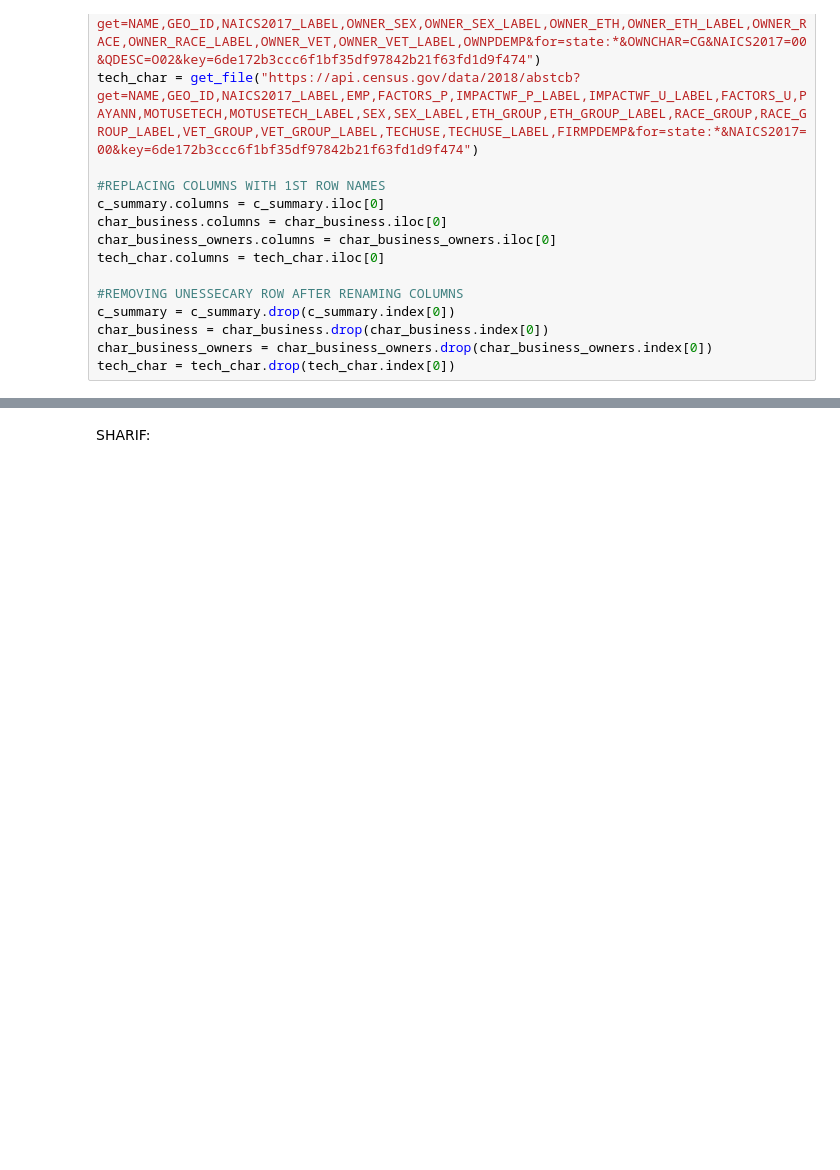
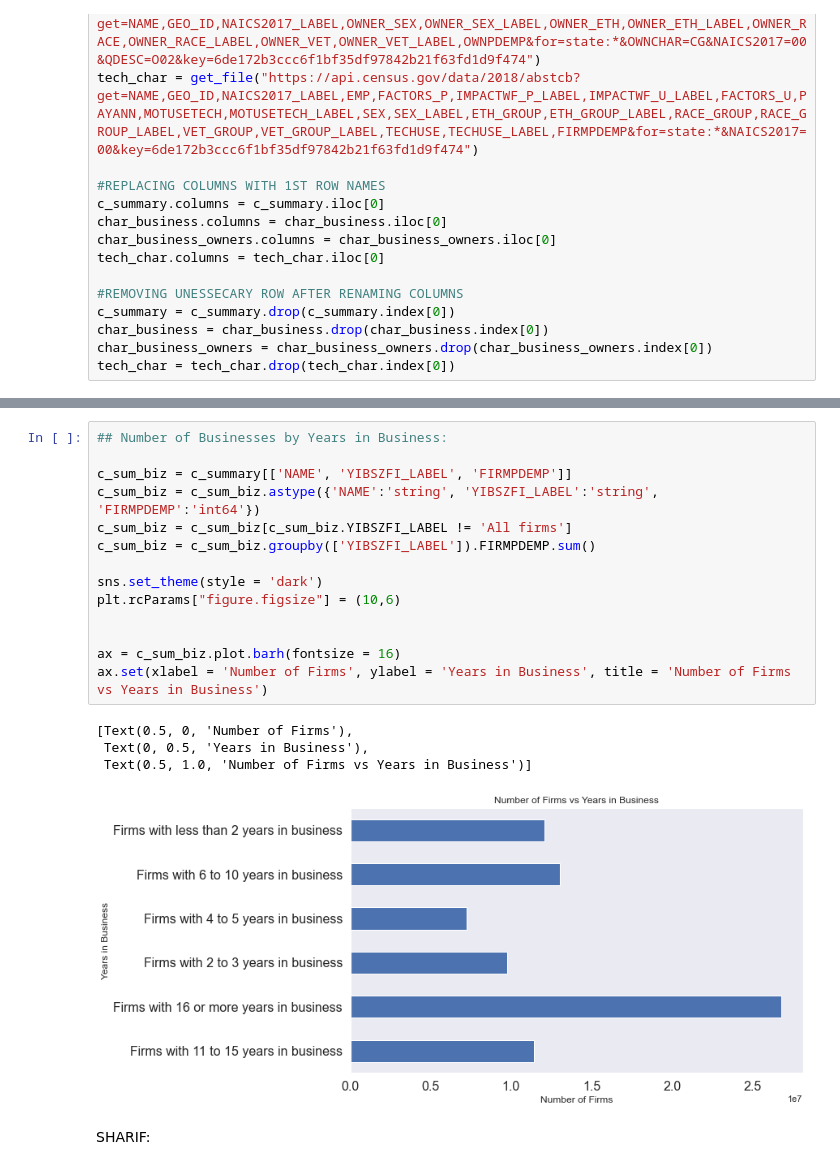
Before and after one commit to Myself1214/LPSW-API-Assesment, a Jupyter notebook: General Code1.ipynb, the cells around one changed output, grey strips where cells are left out. Drawn from its saved outputs; the diff is of its cells as text; blank space fills up the shorter version.

```diff
--- a/General Code1.ipynb
+++ b/General Code1.ipynb
@@ -547,3 +569,22 @@ female_ax = c_summary_female.plot(title = 'Female Employees by State: Top 10', x
+# %%
+## Number of Businesses by Years in Business:
+
+c_sum_biz = c_summary[['NAME', 'YIBSZFI_LABEL', 'FIRMPDEMP']]
+c_sum_biz = c_sum_biz.astype({'NAME':'string', 'YIBSZFI_LABEL':'string', 'FIRMPDEMP':'int64'})
+c_sum_biz = c_sum_biz[c_sum_biz.YIBSZFI_LABEL != 'All firms']
+c_sum_biz = c_sum_biz.groupby(['YIBSZFI_LABEL']).FIRMPDEMP.sum()
+
+sns.set_theme(style = 'dark')
+plt.rcParams["figure.figsize"] = (10,6)
+
+
+ax = c_sum_biz.plot.barh(fontsize = 16)
+ax.set(xlabel = 'Number of Firms', ylabel = 'Years in Business', title = 'Number of Firms vs Years in Business')
+# %% [output]
+[Text(0.5, 0, 'Number of Firms'),
+ Text(0, 0.5, 'Years in Business'),
+ Text(0.5, 1.0, 'Number of Firms vs Years in Business')]
+[figure, added]
 # %% [markdown]
 SHARIF:
 # %%
```
Also changed, not shown: parts of 4 cells of this notebook.
